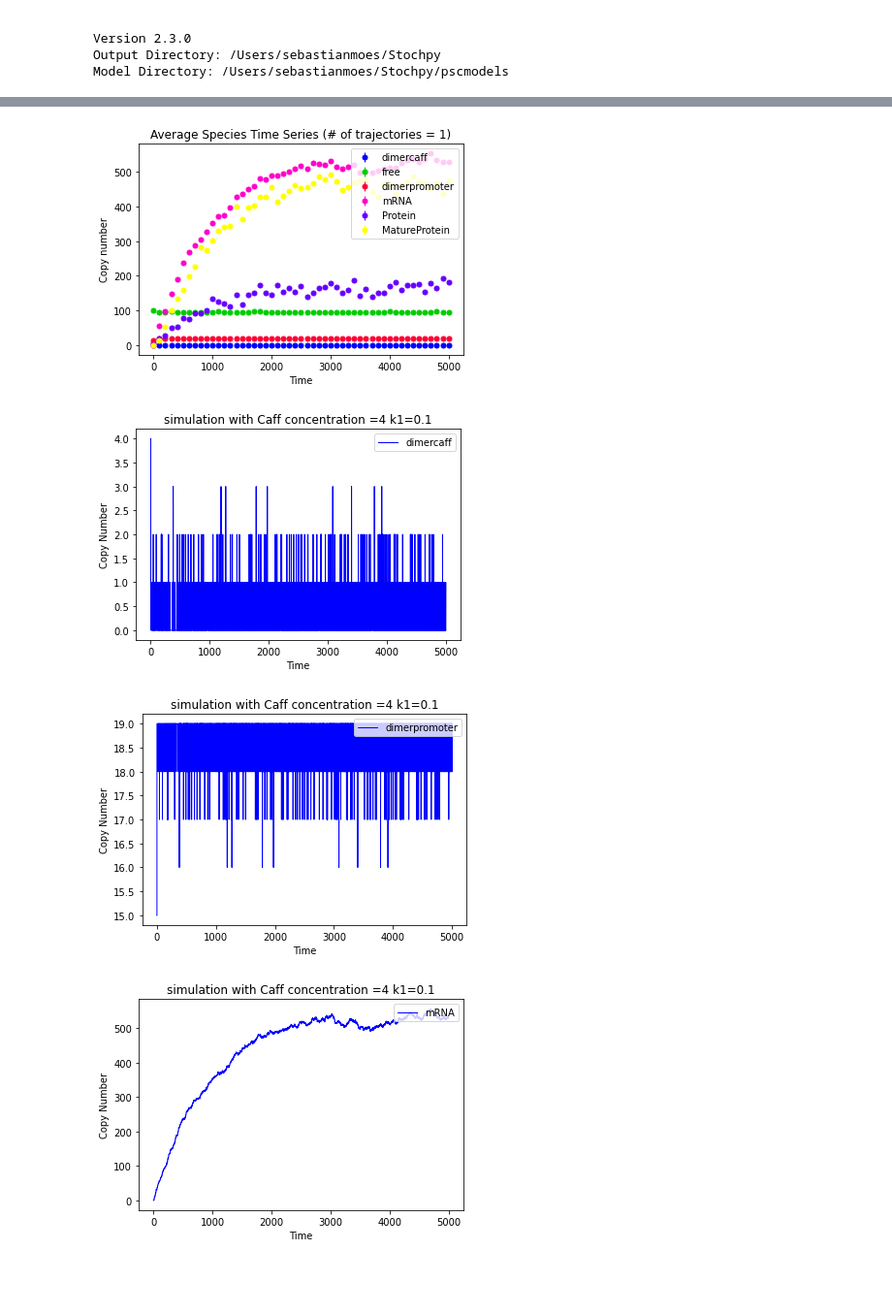
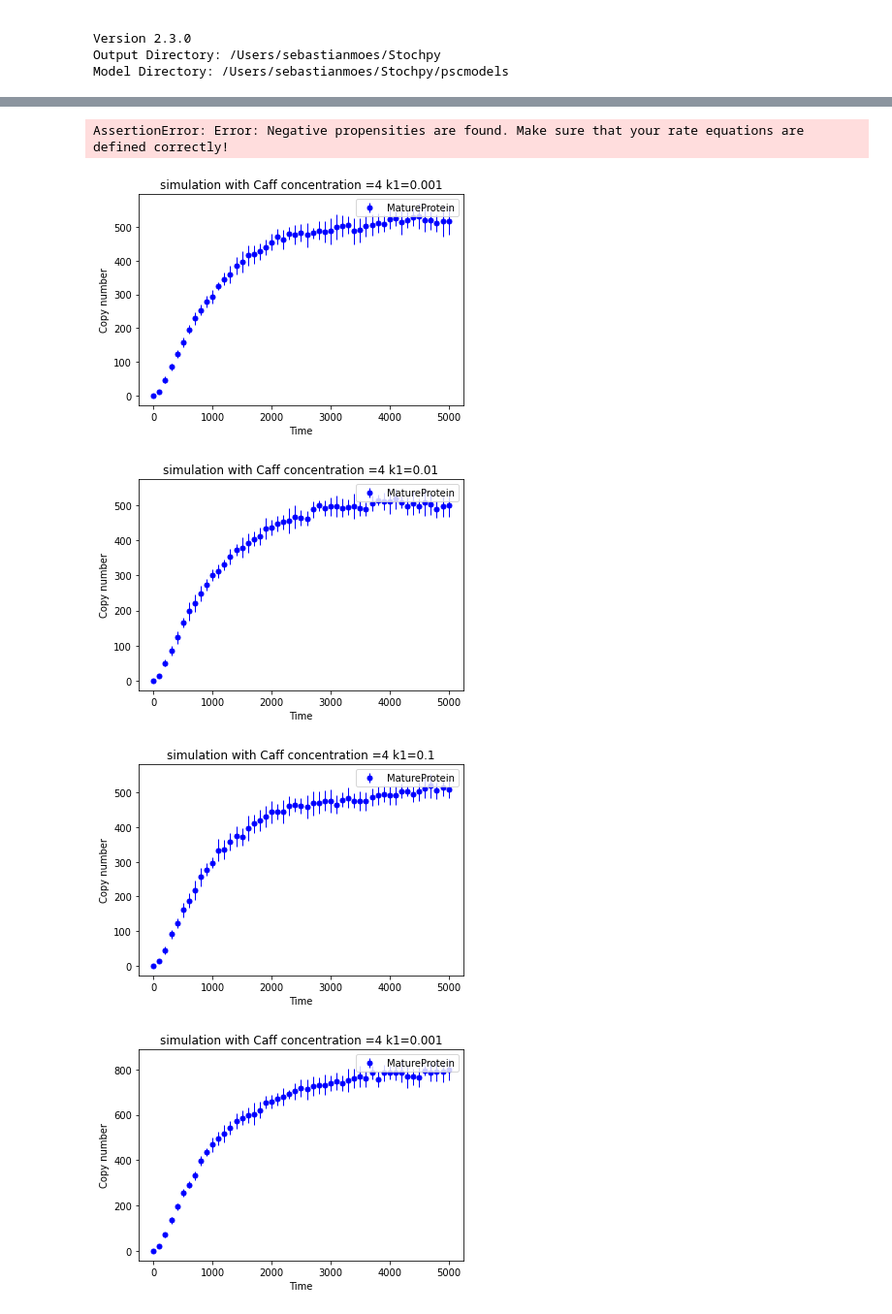
Before and after one commit to igemsoftware2020/iGem2020Uppsala, a Jupyter notebook: python_scripts/stochpy/DBD_stochpy_final.ipynb, the cells around one changed output, grey strips where cells are left out. Shown at 97% size. Drawn from its saved outputs; the diff is of its cells as text; code cells hidden in the pictures; blank space fills up the shorter version.

```diff
--- a/python_scripts/stochpy/DBD_stochpy_final.ipynb
+++ b/python_scripts/stochpy/DBD_stochpy_final.ipynb
@@ -66,7 +66,7 @@ smod.PlotSpeciesTimeSeries(species2plot=['MatureProtein'])
 dimercaff = [0,400,4000]
 caff = [4,472,4720]
 backgrounddimer = [0,10,50,100,500]
-k1 = [0.001,0.-1,1]
+k1 = [0.001,0.01,0.1]
 k2 = [0.001,0.01,0.1]
 for i in caff:
     for j in backgrounddimer:
@@ -76,14 +76,10 @@ for i in caff:
             smod.Model("DBDfinal.psc")
             smod.ChangeInitialSpeciesCopyNumber("dimercaff",i+j)
             smod.ChangeParameter("k1",k)
-            smod.DoStochSim(trajectories=1,end=5000,mode='time')
+            smod.ChangeParameter("k2",k/10)
+            smod.DoStochSim(trajectories=10,end=5000,mode='time')
             smod.GetRegularGrid()
-            smod.PlotAverageSpeciesTimeSeries()
-            smod.PlotSpeciesTimeSeries(species2plot=['dimercaff'], title=graphtitle)
-            smod.PlotSpeciesTimeSeries(species2plot=['dimerpromoter'], title=graphtitle)
-            smod.PlotSpeciesTimeSeries(species2plot=['mRNA'], title=graphtitle)
-            smod.PlotSpeciesTimeSeries(species2plot=['Protein'], title=graphtitle)
-            smod.PlotSpeciesTimeSeries(species2plot=['MatureProtein'], title=graphtitle)
+            smod.PlotAverageSpeciesTimeSeries(species2plot=['MatureProtein'], title=graphtitle)
             stochpy.plt.savefig('stochfigure_caff_'+str(i)+' bkgrnd ='+str(j)+'_k1_'+str(int(k*10000)))
             print('done')
 # %% [output]
@@ -96,4 +104,5 @@ donelating ..
+AssertionError: Error: Negative propensities are found. Make sure that your rate equations are defined correctly!
-[figure, old version]
+[figure, new version]
-[figure, old version]
+[figure, new version]
-[figure, old version]
+[figure, new version]
-[figure, old version]
+[figure, new version]
```
Also changed, not shown: parts of 4 cells of this notebook, 1 other file.
